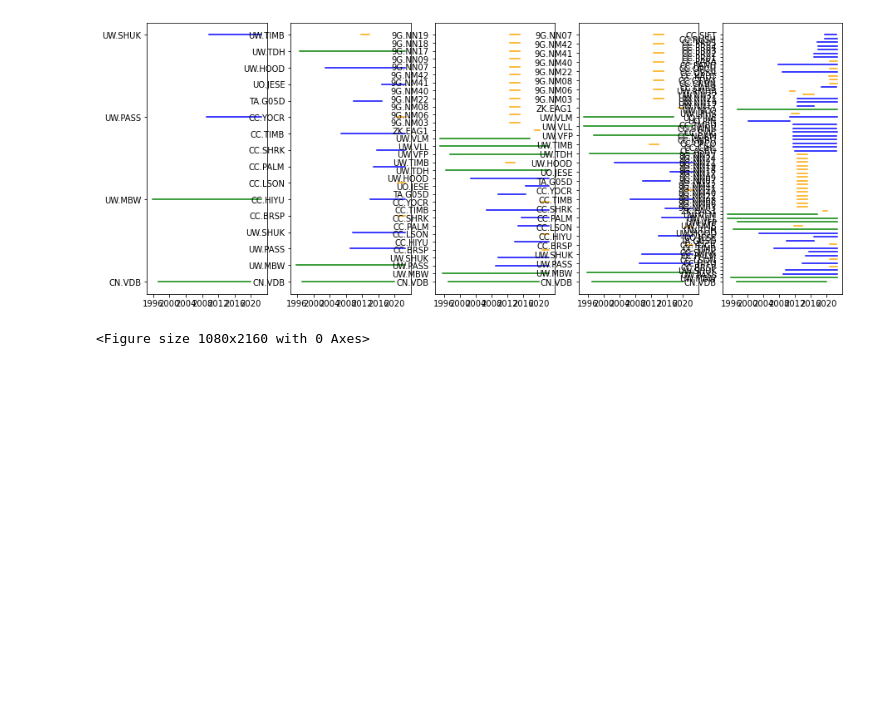
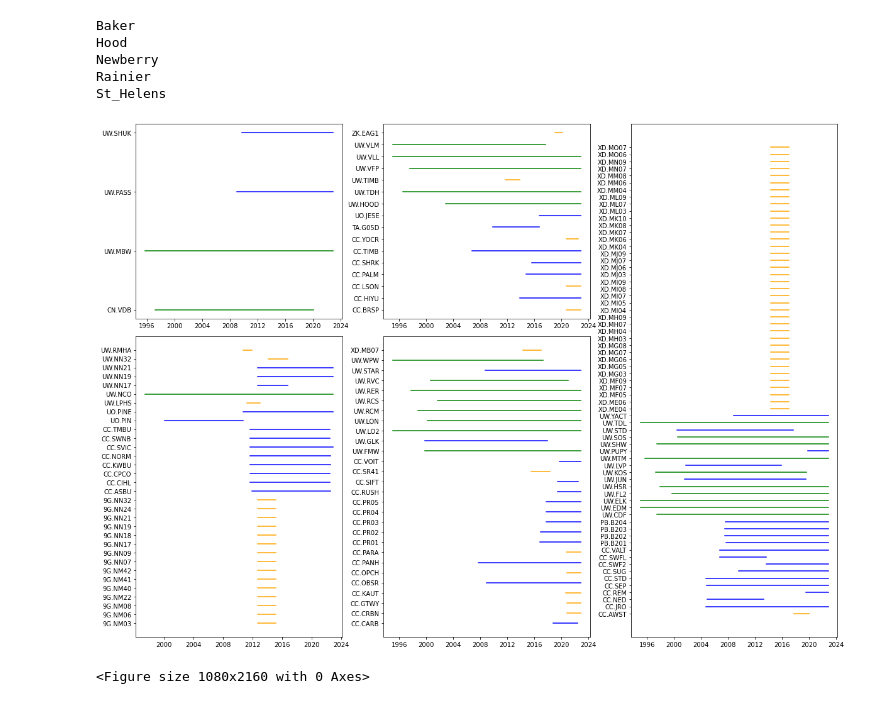
Before and after one commit to Denolle-Lab/expand_redpy, a Jupyter notebook: notebooks/bias_plot.ipynb, the cells around one changed output. Saved outputs shown, nothing was run; the diff lists cells and outputs as text; code cells hidden in the pictures; blank space fills up the shorter version.

Commit message:
location and bias plot update

```diff
--- a/notebooks/bias_plot.ipynb
+++ b/notebooks/bias_plot.ipynb
@@ -14,58 +15,74 @@ with open('/home/smocz/expand_redpy/scripts/config.yaml') as file:
 
 homedir = config['homedir']
 readdir = config['readdir']
+
+today = '2022-11-08T00:00:00'
 # %%
 #parameters
 volc_md = pd.read_csv(readdir+'Volcano_Metadata.csv') #read metadata
 volc_md['netsta'] = volc_md['Network'].astype(str)+'.'+volc_md['Station'].astype(str) #get net.sta
+volc_list_names = ['Baker','Hood','Newberry','Rainier','St_Helens'] # list of names of each volcano
 
-netsta = volc_md['netsta'].values.tolist() #make netsta a list
-start = volc_md['Starttime'].values.tolist() #make starttimes a list
-end = volc_md['Endtime'].values.tolist() #make endtimes a list
-for ii,i in enumerate(end): #change the foreseeable future endtimes (2599-12-31T23:59:59) to today's date
-    if i == '2599-12-31T23:59:59':
-        end[ii]=today
+
+# netsta = volc_md['netsta'].values.tolist() #make netsta a list
+# start = volc_md['Starttime'].values.tolist() #make starttimes a list
+# end = volc_md['Endtime'].values.tolist() #make endtimes a list
+# for ii,i in enumerate(end): #change the foreseeable future endtimes (2599-12-31T23:59:59) to today's date
+#     if i == '2599-12-31T23:59:59':
+#         end[ii]=today
 label_names = ['Longer than or Equal to 20 Years','Between 20 and 3 Years','Shorter than or Equal to 3 Years, \
 but Longer than 1','REDPy Catalog Starts',]
 colors = ['green','blue','orange','red']
 # %%
-fig, axs = plt.subplots(1,5, figsize=(15, 6))#, facecolor='w', edgecolor='k')
-# fig.subplots_adjust(hspace = .5, wspace=.001)
+fig = plt.figure(figsize=(20,15)) #make the figure and set the size
 
-axs = axs.ravel()
+gs = GridSpec(5, 3, figure=fig) #make GridSpec for formatting subplots
+ax1 = fig.add_subplot(gs[:2, :1]) #make subplots (1 subplot/volcano) and set shape and location with GridSpec
+ax2 = fig.add_subplot(gs[:2, 1:2])
+ax3 = fig.add_subplot(gs[2:5, 0])
+ax4 = fig.add_subplot(gs[2:5, -2])
+ax5 = fig.add_subplot(gs[:, -1])
 
-# for i in range(10):
+axs = [ax1,ax2,ax3,ax4,ax5] #make list of subplots to loop through
 
-#     axs[i].contourf(np.random.rand(10,10),5,cmap=plt.cm.Oranges)
-#     axs[i].set_title(str(250+i))
-
-
-plt.figure(figsize=(15,30))
-for vv,v in enumerate(np.unique(volc_md['Volcano_Name'].values.tolist())):
-    for i in range(0,len(volc_md[volc_md['Volcano_Name']==v]['netsta'].values.tolist())):
-        x = pd.to_datetime([start[i],end[i]])
-        y = [netsta[i],netsta[i]]
-        dif = UTCDateTime(end[i])-UTCDateTime(start[i])
-        if dif >= (3600*24*365*20):
-            axs[vv].plot(x,y,label=label_names[0],color=colors[0]) #label=netsta[i]
-        if dif < (3600*24*365*20) and dif > (3600*24*365*3):
-            axs[vv].plot(x,y,label=label_names[1],color=colors[1])
-        if dif <= (3600*24*365*3):
-            axs[vv].plot(x,y,label=label_names[2],color=colors[2])
+for vv,v in enumerate(volc_list_names): #for each volcano
+#     print(v)
+    netsta = volc_md[volc_md['Volcano_Name']==v]['netsta'].values.tolist() #find the stations on that volcano
+    start = volc_md[volc_md['Volcano_Name']==v]['Starttime'].values.tolist() #find station starttimes
+    end = volc_md[volc_md['Volcano_Name']==v]['Endtime'].values.tolist() #find station endtimes
+    for ee,e in enumerate(end): #change the foreseeable future endtimes (2599-12-31T23:59:59) to a date that can be processed
+        if e == '2599-12-31T23:59:59':
+            end[ee]=today
+    for ii,i in enumerate(netsta): #for each station on that volcano
+#         print(i)
+        x = pd.to_datetime([start[ii],end[ii]]) #find x values (starttime and endtime) for the station
+        y = [netsta[ii],netsta[ii]] #find y values (name) for the station
+        dif = UTCDateTime(end[ii])-UTCDateTime(start[ii]) #find the length of duration of the station
+        if dif >= (3600*24*365*20): #if it is greater than or equal to 20 years long
+            axs[vv].plot(x,y,label=label_names[0],color=colors[0]) #plot it in color 0, label 0
+        if dif < (3600*24*365*20) and dif > (3600*24*365*3): #if it is between 20 and 3 years
+            axs[vv].plot(x,y,label=label_names[1],color=colors[1]) #plot it in color 1, label 1
+        if dif <= (3600*24*365*3): #if it is less than or equal to 3 years
+            axs[vv].plot(x,y,label=label_names[2],color=colors[2]) #plot it in color 2, label 2
 
 
 # plt.xlim(pd.to_datetime('2002-01-01'),pd.to_datetime('2022-01-01'))
 # plt.vlines(pd.to_datetime('2009-01-01'),ymin=netsta[0],ymax=netsta[-1],color=colors[3],label = label_names[3])
 # #make unplotted lines to set colors
 # custom_lines = [Line2D([0], [0], color=colors[0], lw=4),
 #                 Line2D([0], [0], color=colors[1], lw=4),
 #                 Line2D([0], [0], color=colors[2], lw=4),
 #                 Line2D([0], [0], color=colors[3], lw=4)]
 
 # plt.legend(custom_lines, label_names, loc=2) #create legend that is separate from any axis and
 # plt.grid(True)
 # # plt.show()
 # plt.savefig(homedir+'overlap.png')
 # %% [output]
+Baker
+Hood
+Newberry
+Rainier
+St_Helens
-[figure, old version]
+[figure, new version]
-<Figure size 1080x2160 with 0 Axes>
+<Figure size 1080x2160 with 0 Axes>
```
Also changed, not shown: parts of 2 cells of this notebook, 3 other files.
